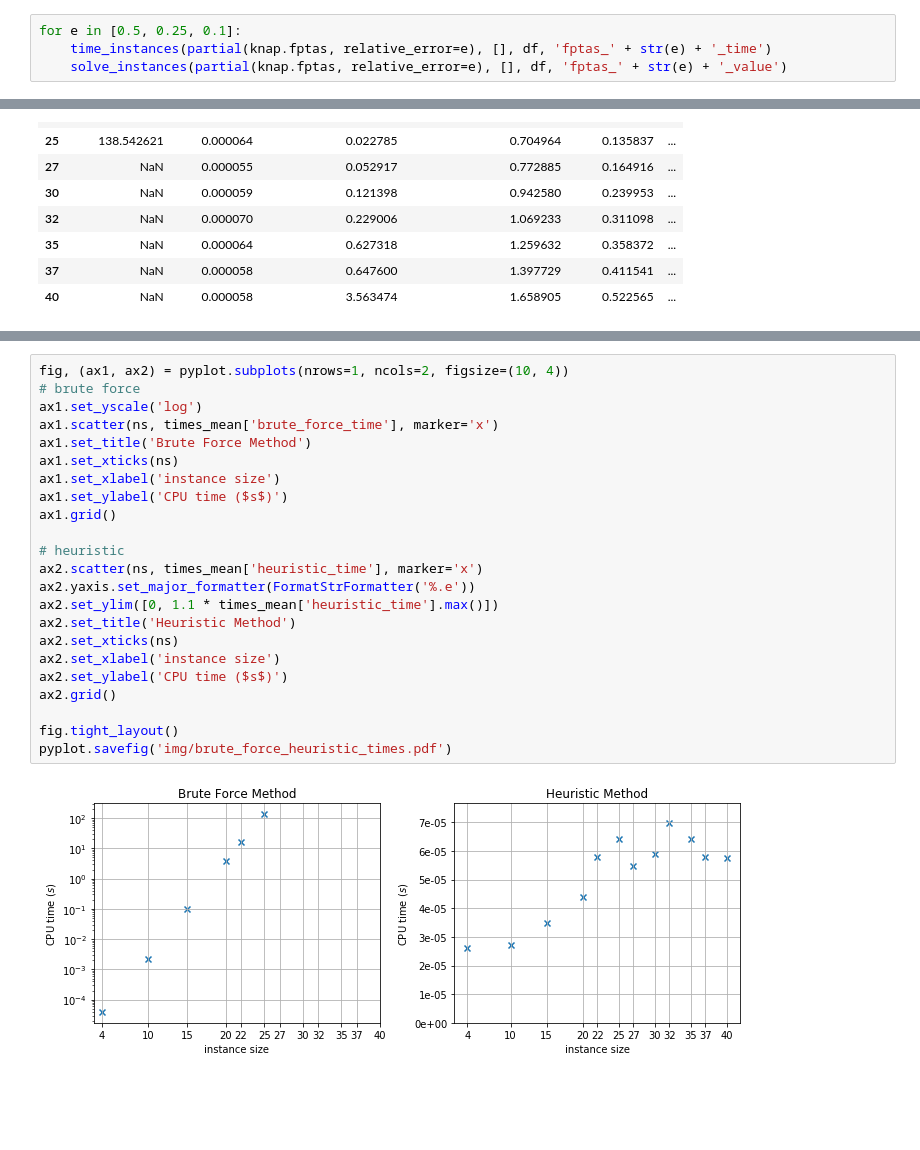
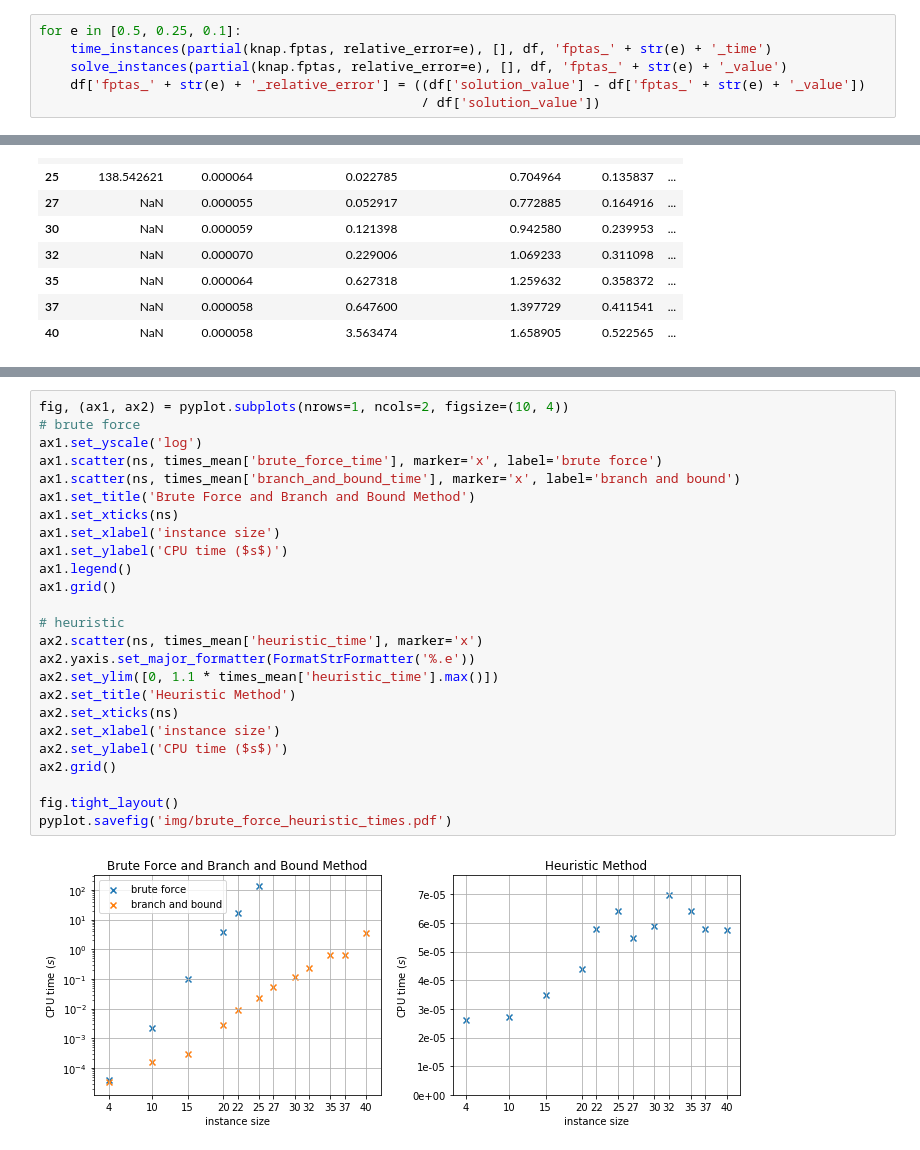
Before and after one commit to podondra/knapsack-problem, a Jupyter notebook: Analysis of Methods for Solving the Knapsack Problem.ipynb, the cells around one changed output, grey strips where cells are left out. Saved outputs shown, nothing was run; the diff lists cells and outputs as text; blank space fills up the shorter version.

```diff
--- a/Analysis of Methods for Solving the Knapsack Problem.ipynb
+++ b/Analysis of Methods for Solving the Knapsack Problem.ipynb
@@ -192,3 +180,5 @@ FPTAS algoritm for knapsack problem is polynomial algorithm. By ommiting the lea
 for e in [0.5, 0.25, 0.1]:
     time_instances(partial(knap.fptas, relative_error=e), [], df, 'fptas_' + str(e) + '_time')
     solve_instances(partial(knap.fptas, relative_error=e), [], df, 'fptas_' + str(e) + '_value')
+    df['fptas_' + str(e) + '_relative_error'] = ((df['solution_value'] - df['fptas_' + str(e) + '_value'])
+                                                 / df['solution_value'])
@@ -266,28 +268,30 @@ times_std
 # %%
 fig, (ax1, ax2) = pyplot.subplots(nrows=1, ncols=2, figsize=(10, 4))
 # brute force
 ax1.set_yscale('log')
-ax1.scatter(ns, times_mean['brute_force_time'], marker='x')
-ax1.set_title('Brute Force Method')
+ax1.scatter(ns, times_mean['brute_force_time'], marker='x', label='brute force')
+ax1.scatter(ns, times_mean['branch_and_bound_time'], marker='x', label='branch and bound')
+ax1.set_title('Brute Force and Branch and Bound Method')
 ax1.set_xticks(ns)
 ax1.set_xlabel('instance size')
 ax1.set_ylabel('CPU time ($s$)')
+ax1.legend()
 ax1.grid()
 
 # heuristic
 ax2.scatter(ns, times_mean['heuristic_time'], marker='x')
 ax2.yaxis.set_major_formatter(FormatStrFormatter('%.e'))
 ax2.set_ylim([0, 1.1 * times_mean['heuristic_time'].max()])
 ax2.set_title('Heuristic Method')
 ax2.set_xticks(ns)
 ax2.set_xlabel('instance size')
 ax2.set_ylabel('CPU time ($s$)')
 ax2.grid()
 
 fig.tight_layout()
 pyplot.savefig('img/brute_force_heuristic_times.pdf')
 # %% [output]
-[figure, old version]
+[figure, new version]
 # %%
 fig, (ax1, ax2) = pyplot.subplots(nrows=1, ncols=2, figsize=(10, 4))
 
```
Also changed, not shown: parts of 21 cells of this notebook, 4 other files.
